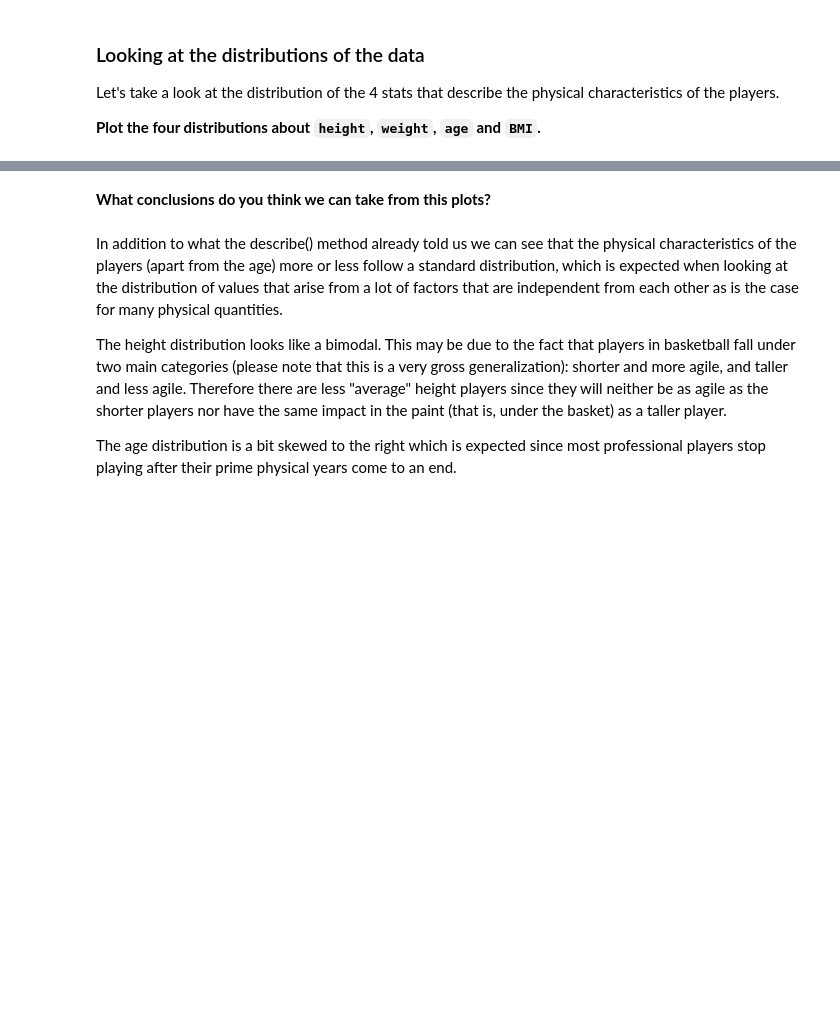
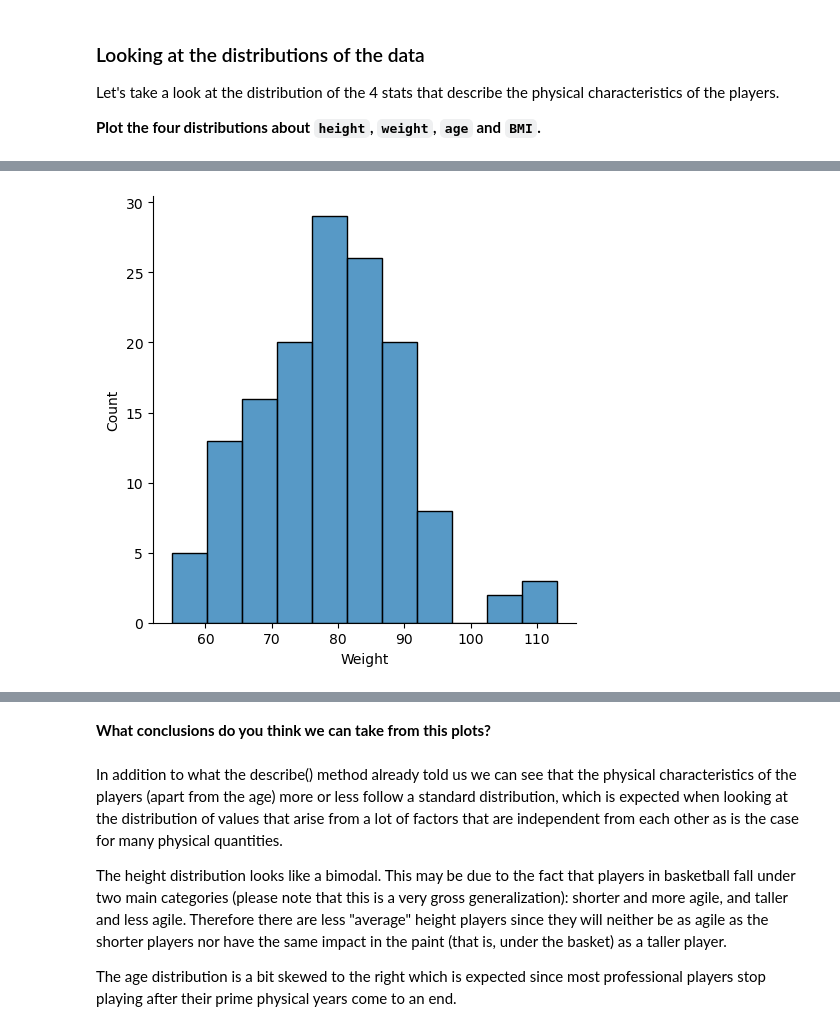
Before and after one commit to ta-data-lis/M2-mini-project2, a Jupyter notebook: your-code/2.-Exploratory-Data-Analysis.ipynb, the cells around one changed output, grey strips where cells are left out. Cells and saved outputs as stored; diff of their text form; code cells hidden in the pictures; blank space fills up the shorter version.

```diff
--- a/your-code/2.-Exploratory-Data-Analysis.ipynb
+++ b/your-code/2.-Exploratory-Data-Analysis.ipynb
@@ -36,0 +80,5 @@ Let's take a look at the distribution of the 4 stats that describe the physical
+# %%
+sns.displot(wnba['Weight'])
+plt.show()
+# %% [output]
+[figure, added]
```
Also changed, not shown: parts of 22 cells of this notebook, 3 other files.
